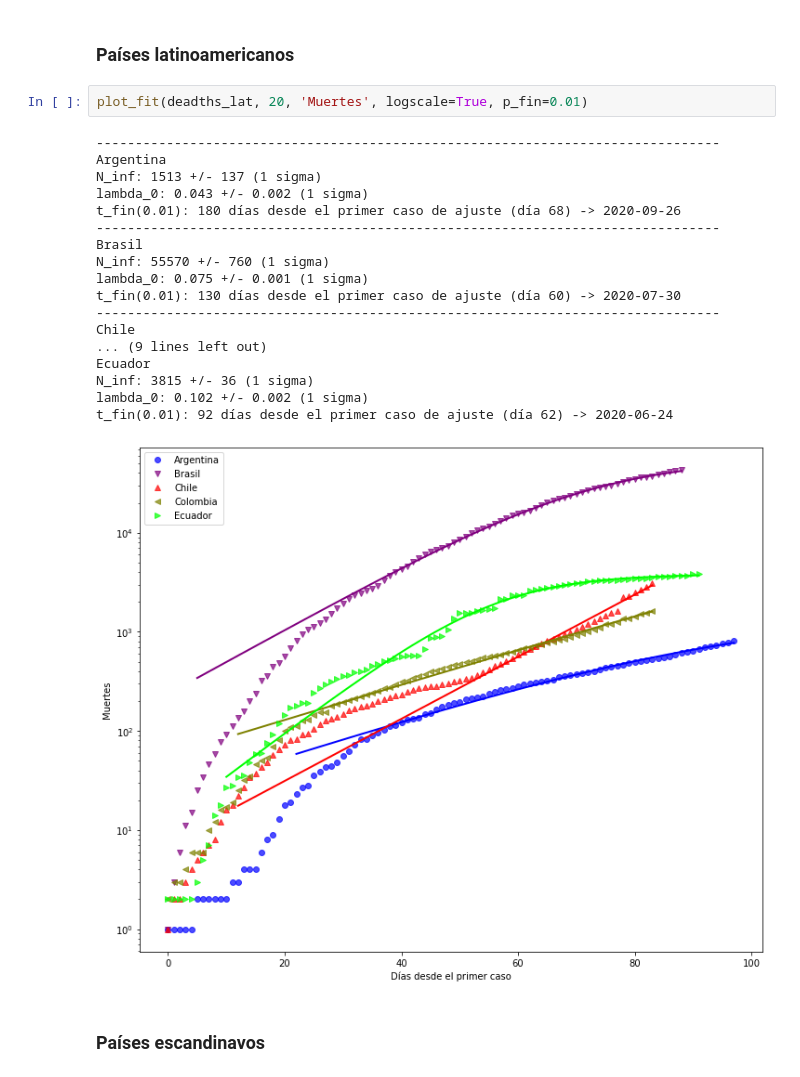
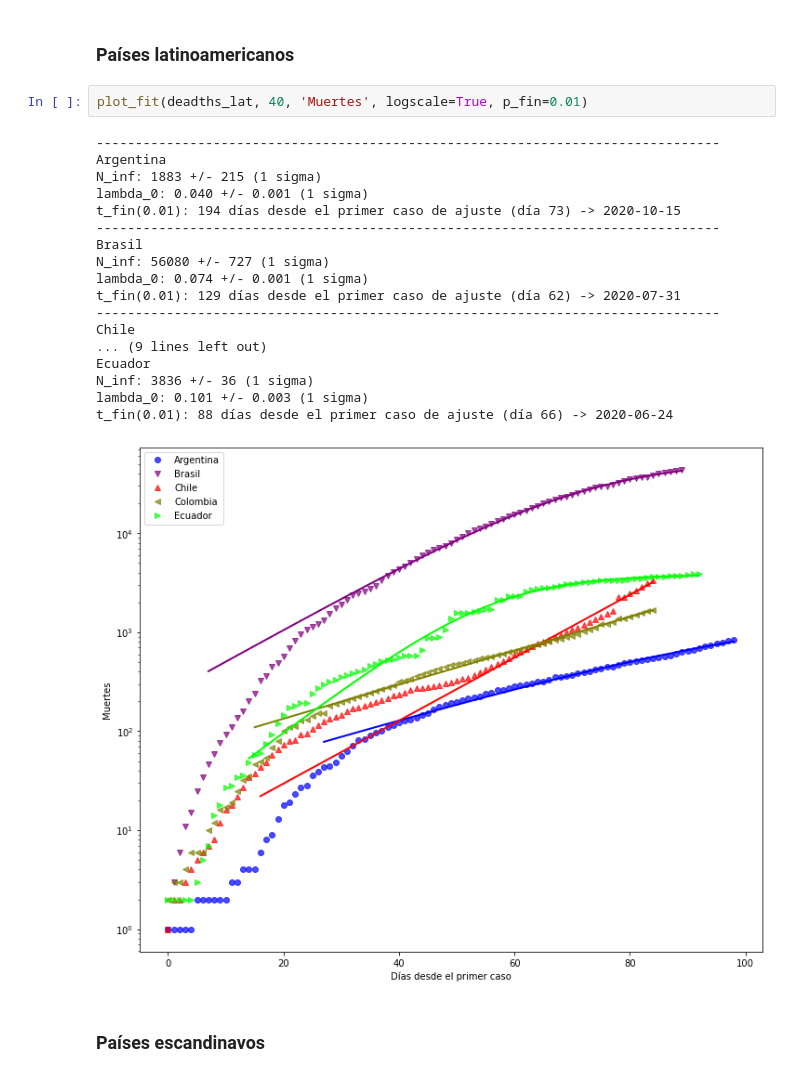
Before and after one commit to manuxch/logistic-covid19, a Jupyter notebook: Logistic_model_COVID-19.ipynb, the cells around one changed output. Cells and saved outputs as stored; diff of their text form.

```diff
--- a/Logistic_model_COVID-19.ipynb
+++ b/Logistic_model_COVID-19.ipynb
@@ -276,26 +276,26 @@ t_fin(0.01): 97 días desde el primer caso de ajuste (día 57) -> 2020-06-24
 # %% [markdown]
 ### Países latinoamericanos
 # %%
-plot_fit(deadths_lat, 20, 'Muertes', logscale=True, p_fin=0.01)
+plot_fit(deadths_lat, 40, 'Muertes', logscale=True, p_fin=0.01)
 # %% [output]
 --------------------------------------------------------------------------------
 Argentina
-N_inf: 1513 +/- 137 (1 sigma)
-lambda_0: 0.043 +/- 0.002 (1 sigma)
-t_fin(0.01): 180 días desde el primer caso de ajuste (día 68) -> 2020-09-26
+N_inf: 1883 +/- 215 (1 sigma)
+lambda_0: 0.040 +/- 0.001 (1 sigma)
+t_fin(0.01): 194 días desde el primer caso de ajuste (día 73) -> 2020-10-15
 --------------------------------------------------------------------------------
 Brasil
-N_inf: 55570 +/- 760 (1 sigma)
-lambda_0: 0.075 +/- 0.001 (1 sigma)
-t_fin(0.01): 130 días desde el primer caso de ajuste (día 60) -> 2020-07-30
+N_inf: 56080 +/- 727 (1 sigma)
+lambda_0: 0.074 +/- 0.001 (1 sigma)
+t_fin(0.01): 129 días desde el primer caso de ajuste (día 62) -> 2020-07-31
 --------------------------------------------------------------------------------
 Chile
 ... (9 lines left out)
 Ecuador
-N_inf: 3815 +/- 36 (1 sigma)
-lambda_0: 0.102 +/- 0.002 (1 sigma)
-t_fin(0.01): 92 días desde el primer caso de ajuste (día 62) -> 2020-06-24
+N_inf: 3836 +/- 36 (1 sigma)
+lambda_0: 0.101 +/- 0.003 (1 sigma)
+t_fin(0.01): 88 días desde el primer caso de ajuste (día 66) -> 2020-06-24
-[figure, old version]
+[figure, new version]
 # %% [markdown]
 ### Países escandinavos
 # %%
```
Also changed, not shown: parts of 8 cells of this notebook.
